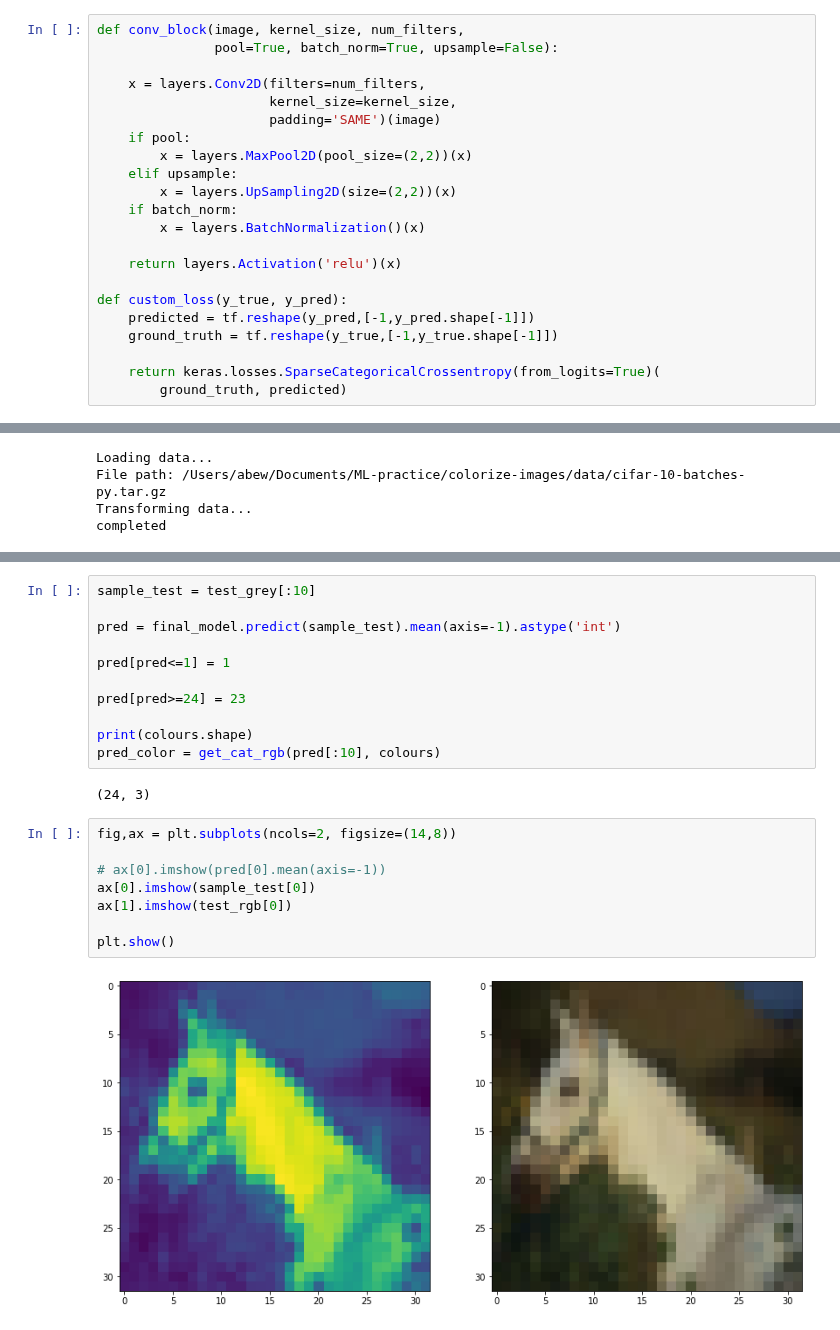
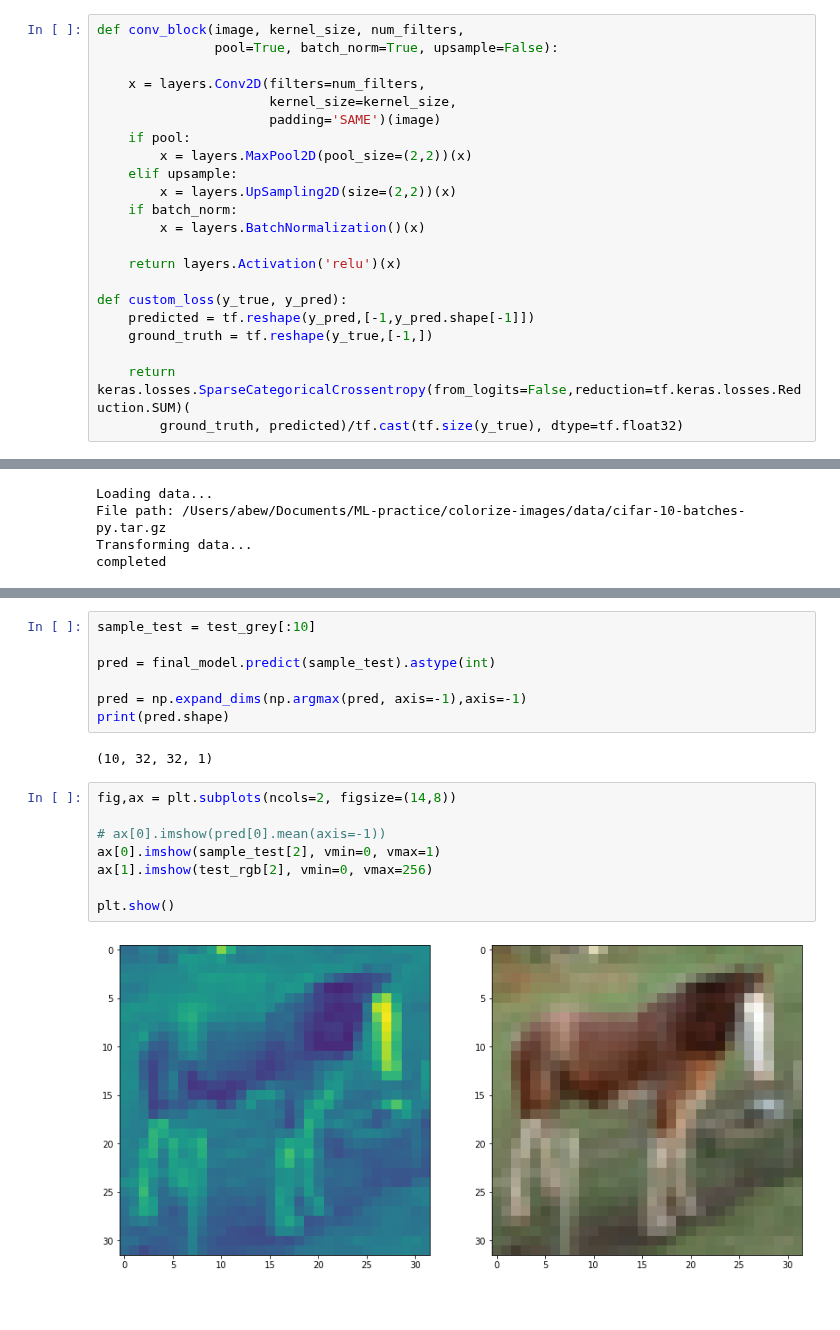
Before and after one commit to ABEW/colorize-images, a Jupyter notebook: a2_cnn_tf.ipynb, the cells around one changed output, grey strips where cells are left out. Drawn from its saved outputs; the diff is of its cells as text.

```diff
--- a/a2_cnn_tf.ipynb
+++ b/a2_cnn_tf.ipynb
@@ -284,10 +284,10 @@ def conv_block(image, kernel_size, num_filters,
 
 def custom_loss(y_true, y_pred):
     predicted = tf.reshape(y_pred,[-1,y_pred.shape[-1]])
-    ground_truth = tf.reshape(y_true,[-1,y_true.shape[-1]])
+    ground_truth = tf.reshape(y_true,[-1,])
 
-    return keras.losses.SparseCategoricalCrossentropy(from_logits=True)(
-        ground_truth, predicted)
+    return keras.losses.SparseCategoricalCrossentropy(from_logits=False,reduction=tf.keras.losses.Reduction.SUM)(
+        ground_truth, predicted)/tf.cast(tf.size(y_true), dtype=tf.float32)
 # %%
 def colorizer_model(input_shape, kernel_size, num_filters, num_colors,
                    optimizer='adam', loss=custom_loss, lr=None):
@@ -523,23 +508,19 @@ print(test_losses)
 # %%
 sample_test = test_grey[:10]
 
-pred = final_model.predict(sample_test).mean(axis=-1).astype('int')
+pred = final_model.predict(sample_test).astype(int)
 
-pred[pred<=1] = 1
-
-pred[pred>=24] = 23
-
-print(colours.shape)
-pred_color = get_cat_rgb(pred[:10], colours)
+pred = np.expand_dims(np.argmax(pred, axis=-1),axis=-1)
+print(pred.shape)
 # %% [output]
-(24, 3)
+(10, 32, 32, 1)
 # %%
 fig,ax = plt.subplots(ncols=2, figsize=(14,8))
 
 # ax[0].imshow(pred[0].mean(axis=-1))
-ax[0].imshow(sample_test[0])
-ax[1].imshow(test_rgb[0])
+ax[0].imshow(sample_test[2], vmin=0, vmax=1)
+ax[1].imshow(test_rgb[2], vmin=0, vmax=256)
 
 plt.show()
 # %% [output]
-[figure, old version]
+[figure, new version]
```
Also changed, not shown: parts of 10 cells of this notebook, 23 other files.
